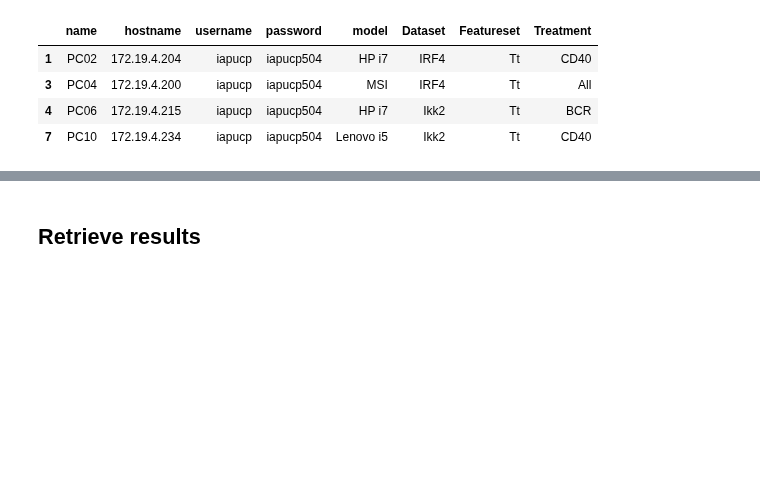
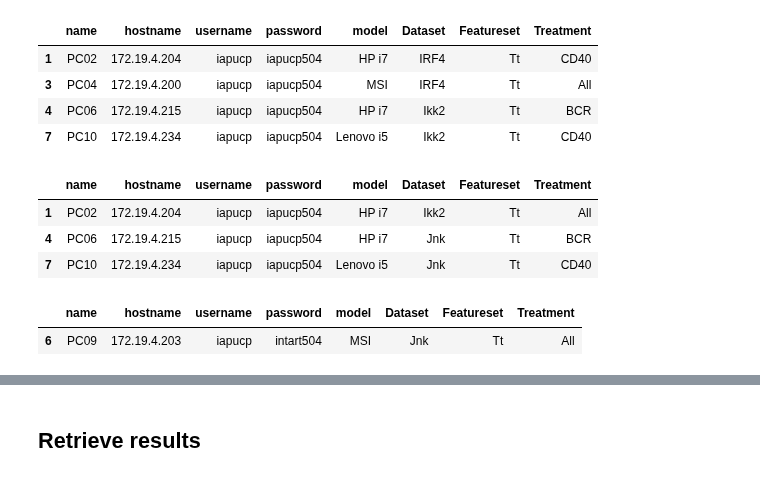
Before and after one commit to Robert-Aduviri/genomic-causality-prediction, a Jupyter notebook: SVMExperiments/07 - Server management.ipynb, the cells around one changed output, grey strips where cells are left out. Cells and saved outputs as stored; diff of their text form; code cells hidden in the pictures; blank space fills up the shorter version.

```diff
--- a/SVMExperiments/07 - Server management.ipynb
+++ b/SVMExperiments/07 - Server management.ipynb
@@ -385,3 +360,25 @@ experiments
 | 3 | PC04 | 172.19.4.200 | iapucp | iapucp504 | MSI | IRF4 | Tt | All |
 | 4 | PC06 | 172.19.4.215 | iapucp | iapucp504 | HP i7 | Ikk2 | Tt | BCR |
 | 7 | PC10 | 172.19.4.234 | iapucp | iapucp504 | Lenovo i5 | Ikk2 | Tt | CD40 |
+# %%
+experiments = servers[servers.name.apply(lambda x: x in \
+                    ['PC02', 'PC06', 'PC10'])].copy()
+experiments['Dataset'] = ['Ikk2'] + ['Jnk']*2
+experiments['Featureset'] = ['Tt']*3
+experiments['Treatment'] = (['All', 'BCR', 'CD40']*3)[:3]
+experiments
+# %% [output]
+|  | name | hostname | username | password | model | Dataset | Featureset | Treatment |
+| 1 | PC02 | 172.19.4.204 | iapucp | iapucp504 | HP i7 | Ikk2 | Tt | All |
+| 4 | PC06 | 172.19.4.215 | iapucp | iapucp504 | HP i7 | Jnk | Tt | BCR |
+| 7 | PC10 | 172.19.4.234 | iapucp | iapucp504 | Lenovo i5 | Jnk | Tt | CD40 |
+# %%
+experiments = servers[servers.name.apply(lambda x: x in \
+                    ['PC09'])].copy()
+experiments['Dataset'] = ['Jnk']
+experiments['Featureset'] = ['Tt']
+experiments['Treatment'] = (['All', 'BCR', 'CD40']*3)[:1]
+experiments
+# %% [output]
+|  | name | hostname | username | password | model | Dataset | Featureset | Treatment |
+| 6 | PC09 | 172.19.4.203 | iapucp | intart504 | MSI | Jnk | Tt | All |
```
Also changed, not shown: parts of 9 cells of this notebook.
